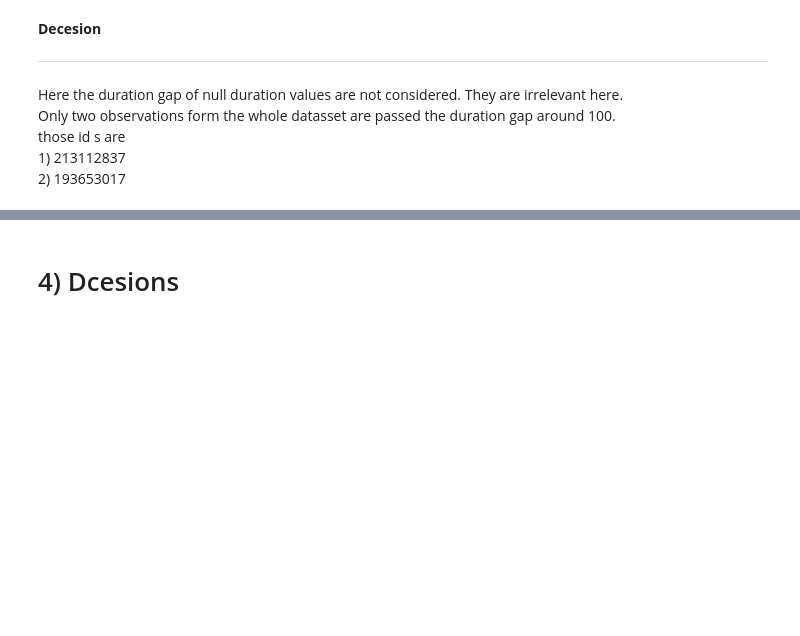
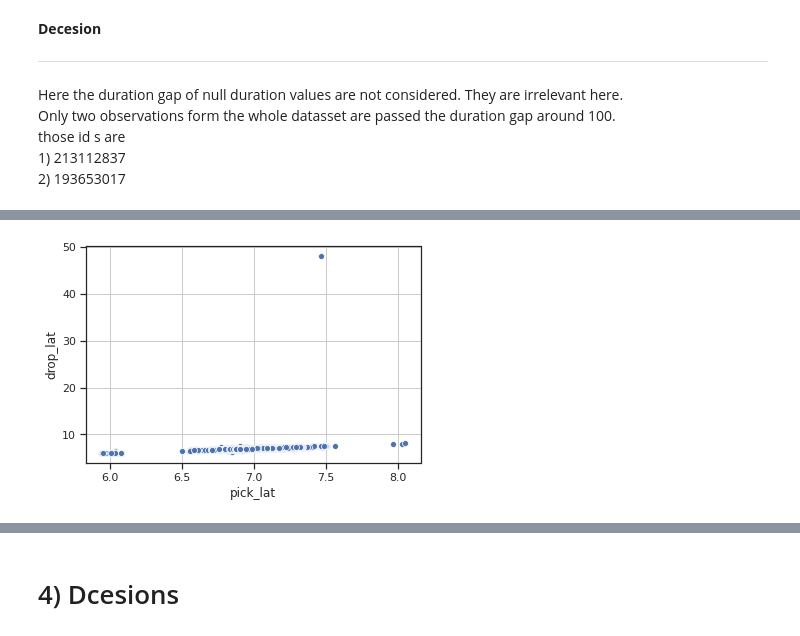
Before and after one commit to charlie9526/TaxiFare, a Jupyter notebook: visualization.ipynb, the cells around one changed output, grey strips where cells are left out. Cells and saved outputs as stored; diff of their text form; code cells hidden in the pictures; blank space fills up the shorter version.

```diff
--- a/visualization.ipynb
+++ b/visualization.ipynb
@@ -204,0 +349,7 @@ those id s are \
+# %%
+graph = sns.scatterplot(x="pick_lat",y="drop_lat",data=train_df)
+# graph.set_ylim(0,2000)
+# graph.set_xlim(0,100)
+graph.grid(True)
+# %% [output]
+[figure, added]
```
Also changed, not shown: parts of 44 cells of this notebook.
